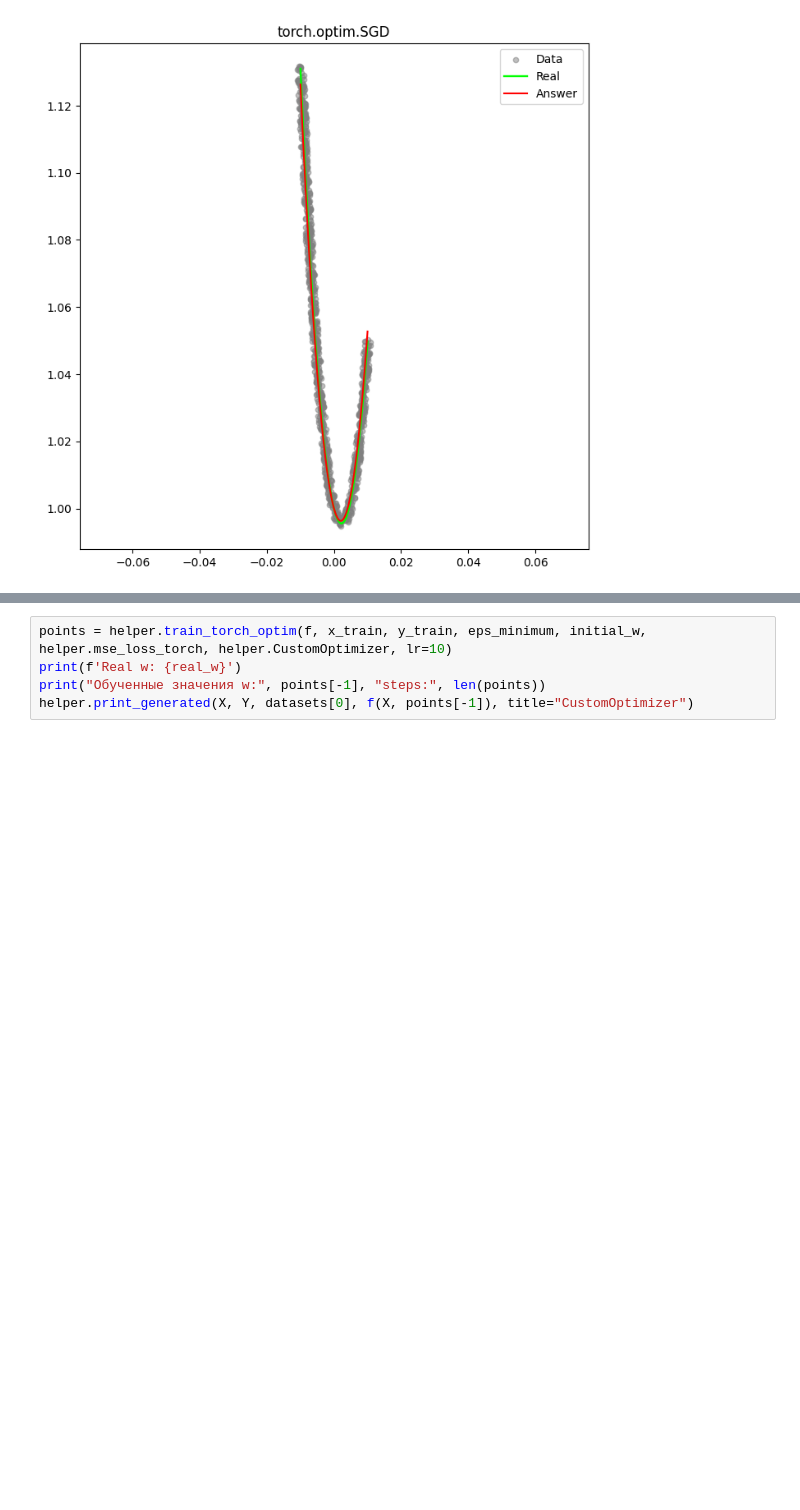
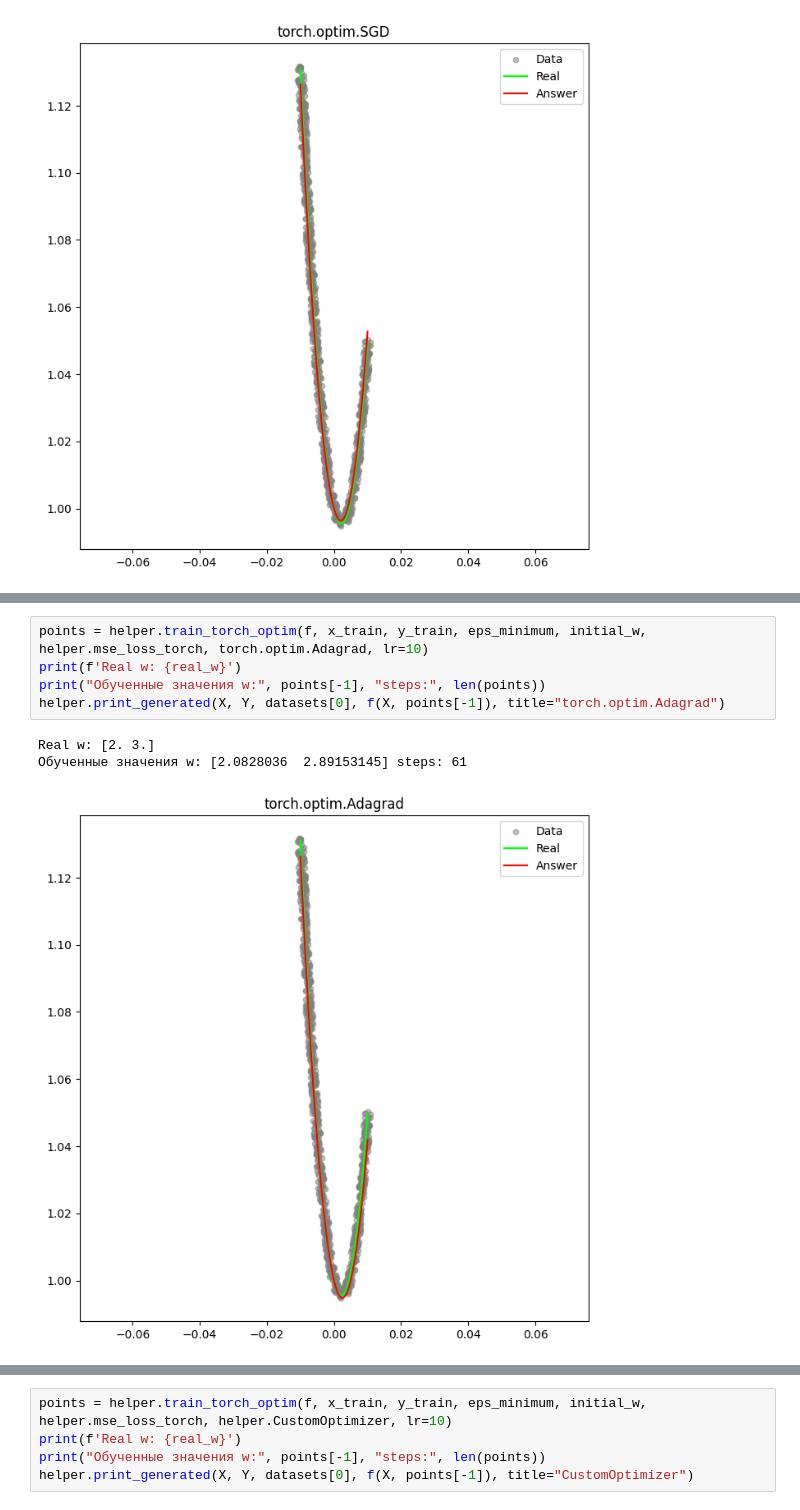
Before and after one commit to trio-at-optimization/optimization-lab4, a Jupyter notebook: Sources/T1/Research.ipynb, the cells around one changed output, grey strips where cells are left out. Saved outputs shown, nothing was run; the diff lists cells and outputs as text; blank space fills up the shorter version.

```diff
--- a/Sources/T1/Research.ipynb
+++ b/Sources/T1/Research.ipynb
@@ -38 +57,10 @@ Real w: [2. 3.]
+# %%
+points = helper.train_torch_optim(f, x_train, y_train, eps_minimum, initial_w, helper.mse_loss_torch, torch.optim.Adagrad, lr=10)
+print(f'Real w: {real_w}')
+print("Обученные значения w:", points[-1], "steps:", len(points))
+helper.print_generated(X, Y, datasets[0], f(X, points[-1]), title="torch.optim.Adagrad")
+# %% [output]
+Real w: [2. 3.]
+Обученные значения w: [2.0828036  2.89153145] steps: 61
+[figure, added]
 # %%
```
Also changed, not shown: parts of 11 cells of this notebook, 3 other files.
